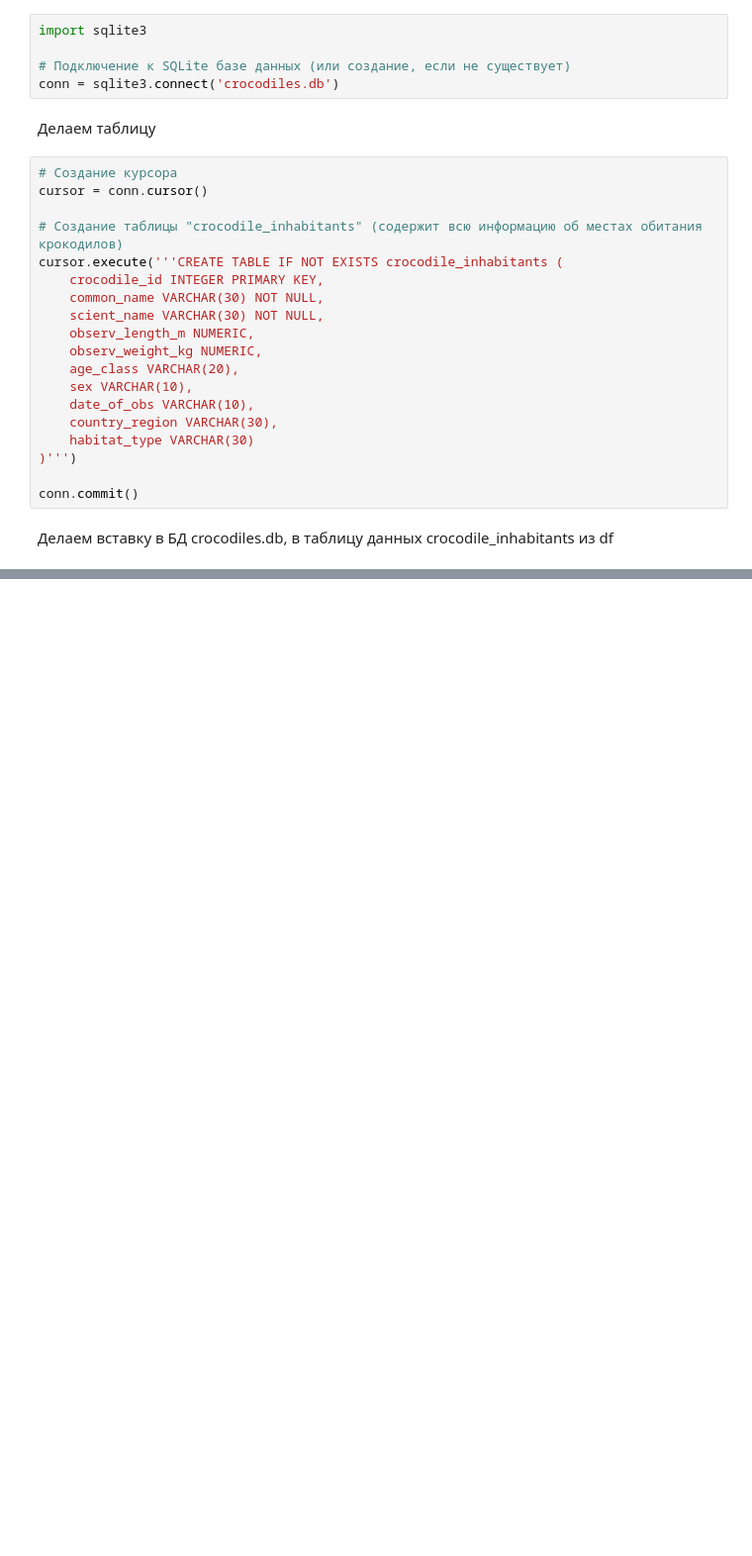
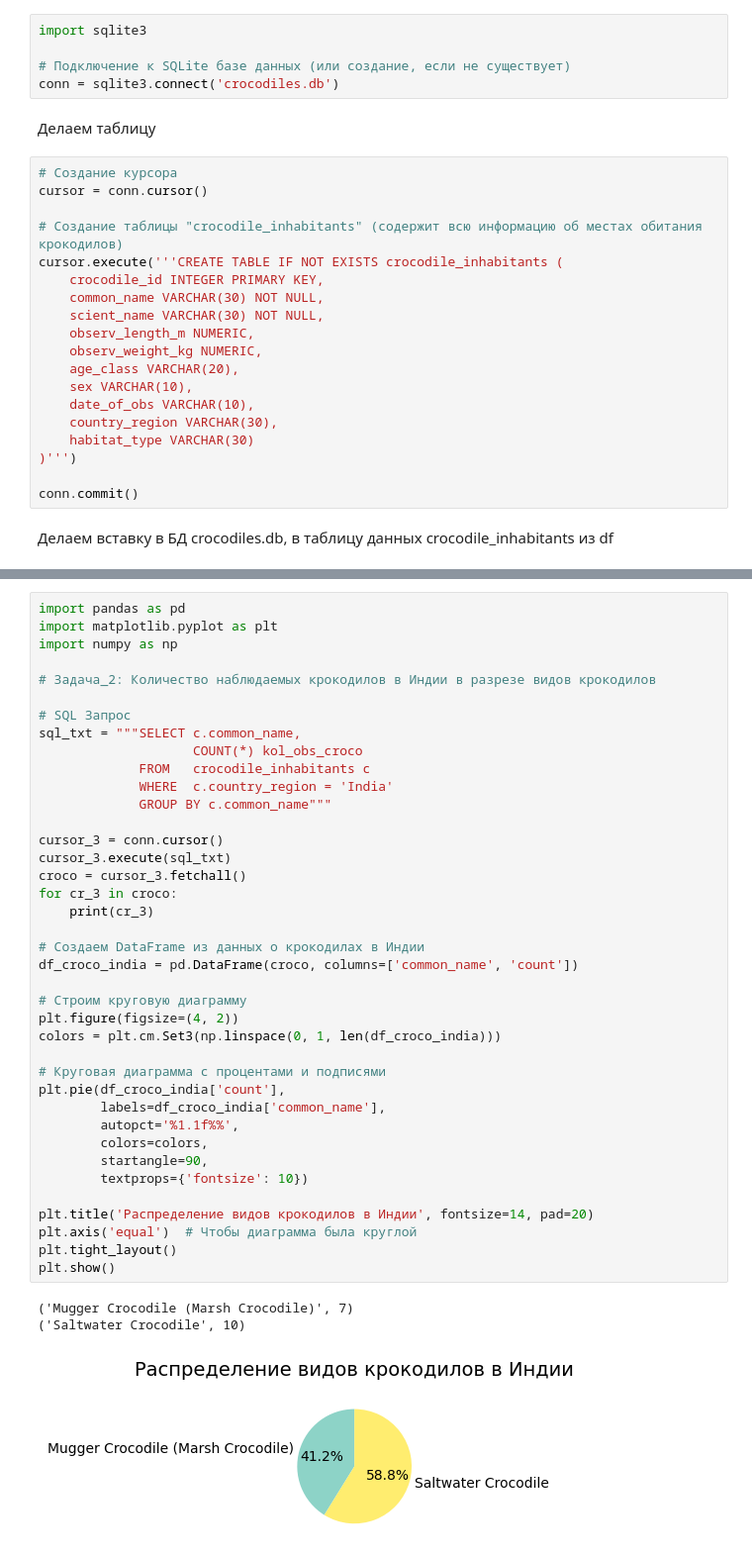
Before and after one commit to Vladzimir-40/Proj_1, a Jupyter notebook: my_file3/dz_3.ipynb, the cells around one changed output, grey strips where cells are left out. Shown at 99% size. Drawn from its saved outputs; the diff is of its cells as text; blank space fills up the shorter version.

```diff
--- a/my_file3/dz_3.ipynb
+++ b/my_file3/dz_3.ipynb
@@ -134,0 +213,43 @@ conn.commit()
+# %%
+import pandas as pd
+import matplotlib.pyplot as plt
+import numpy as np
+
+# Задача_2: Количество наблюдаемых крокодилов в Индии в разрезе видов крокодилов
+
+# SQL Запрос
+sql_txt = """SELECT c.common_name,
+                    COUNT(*) kol_obs_croco
+             FROM   crocodile_inhabitants c
+             WHERE  c.country_region = 'India'
+             GROUP BY c.common_name"""
+
+cursor_3 = conn.cursor()
+cursor_3.execute(sql_txt)
+croco = cursor_3.fetchall()
+for cr_3 in croco:
+    print(cr_3)
+
+# Создаем DataFrame из данных о крокодилах в Индии
+df_croco_india = pd.DataFrame(croco, columns=['common_name', 'count'])
+
+# Строим круговую диаграмму
+plt.figure(figsize=(4, 2))
+colors = plt.cm.Set3(np.linspace(0, 1, len(df_croco_india)))
+
+# Круговая диаграмма с процентами и подписями
+plt.pie(df_croco_india['count'],
+        labels=df_croco_india['common_name'],
+        autopct='%1.1f%%',
+        colors=colors,
+        startangle=90,
+        textprops={'fontsize': 10})
+
+plt.title('Распределение видов крокодилов в Индии', fontsize=14, pad=20)
+plt.axis('equal')  # Чтобы диаграмма была круглой
+plt.tight_layout()
+plt.show()
+# %% [output]
+('Mugger Crocodile (Marsh Crocodile)', 7)
+('Saltwater Crocodile', 10)
+[figure, added]
```
Also changed, not shown: parts of 4 cells of this notebook.
